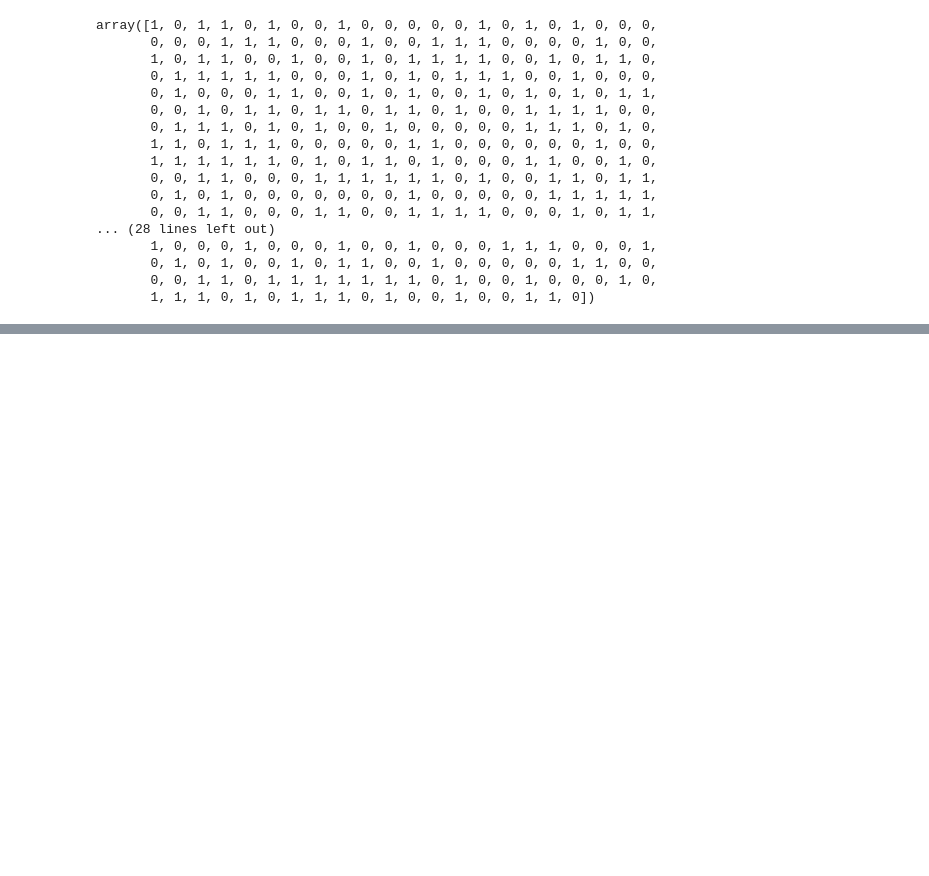
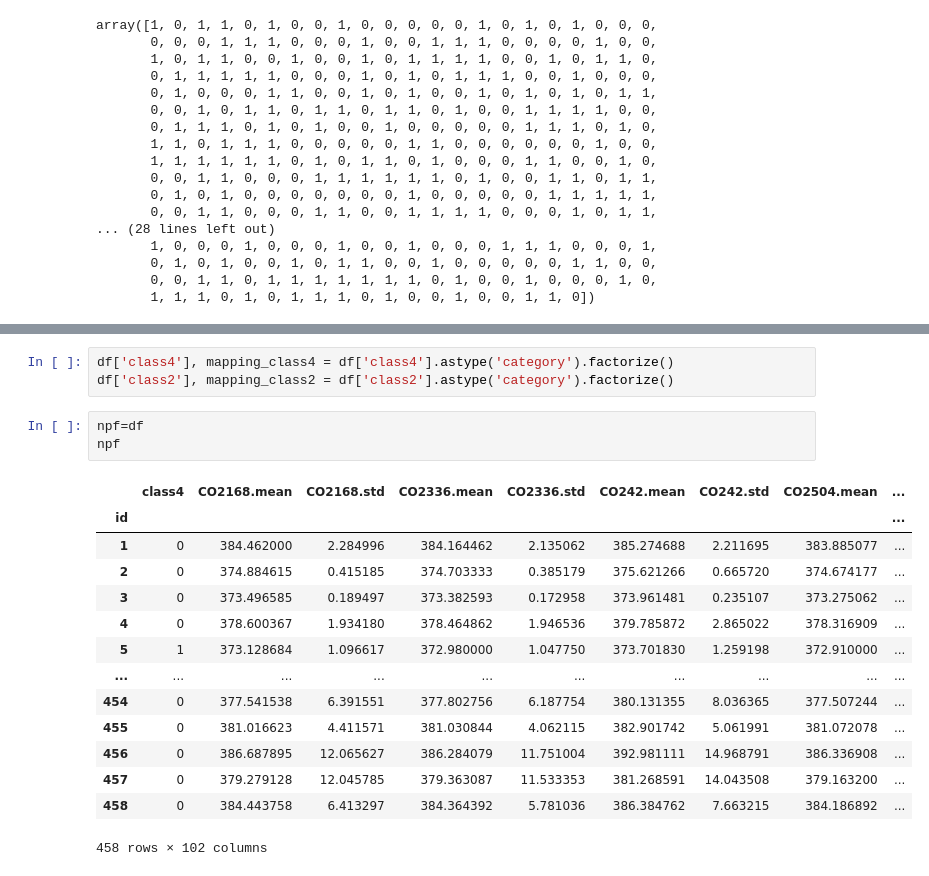
Before and after one commit to nourassaf/machine-learning, a Jupyter notebook: DecisionTree_Kristina.ipynb, the cells around one changed output, grey strips where cells are left out. Cells and saved outputs as stored; diff of their text form; blank space fills up the shorter version.

```diff
--- a/DecisionTree_Kristina.ipynb
+++ b/DecisionTree_Kristina.ipynb
@@ -186,0 +198,21 @@ array([1, 0, 1, 1, 0, 1, 0, 0, 1, 0, 0, 0, 0, 0, 1, 0, 1, 0, 1, 0, 0, 0,
+# %%
+df['class4'], mapping_class4 = df['class4'].astype('category').factorize()
+df['class2'], mapping_class2 = df['class2'].astype('category').factorize()
+# %%
+npf=df
+npf
+# %% [output]
+|  | class4 | CO2168.mean | CO2168.std | CO2336.mean | CO2336.std | CO242.mean | CO242.std | CO2504.mean | ... |
+| id |  |  |  |  |  |  |  |  | ... |
+| 1 | 0 | 384.462000 | 2.284996 | 384.164462 | 2.135062 | 385.274688 | 2.211695 | 383.885077 | ... |
+| 2 | 0 | 374.884615 | 0.415185 | 374.703333 | 0.385179 | 375.621266 | 0.665720 | 374.674177 | ... |
+| 3 | 0 | 373.496585 | 0.189497 | 373.382593 | 0.172958 | 373.961481 | 0.235107 | 373.275062 | ... |
+| 4 | 0 | 378.600367 | 1.934180 | 378.464862 | 1.946536 | 379.785872 | 2.865022 | 378.316909 | ... |
+| 5 | 1 | 373.128684 | 1.096617 | 372.980000 | 1.047750 | 373.701830 | 1.259198 | 372.910000 | ... |
+| ... | ... | ... | ... | ... | ... | ... | ... | ... | ... |
+| 454 | 0 | 377.541538 | 6.391551 | 377.802756 | 6.187754 | 380.131355 | 8.036365 | 377.507244 | ... |
+| 455 | 0 | 381.016623 | 4.411571 | 381.030844 | 4.062115 | 382.901742 | 5.061991 | 381.072078 | ... |
+| 456 | 0 | 386.687895 | 12.065627 | 386.284079 | 11.751004 | 392.981111 | 14.968791 | 386.336908 | ... |
+| 457 | 0 | 379.279128 | 12.045785 | 379.363087 | 11.533353 | 381.268591 | 14.043508 | 379.163200 | ... |
+| 458 | 0 | 384.443758 | 6.413297 | 384.364392 | 5.781036 | 386.384762 | 7.663215 | 384.186892 | ... |
+458 rows × 102 columns
```
Also changed, not shown: parts of 24 cells of this notebook.
